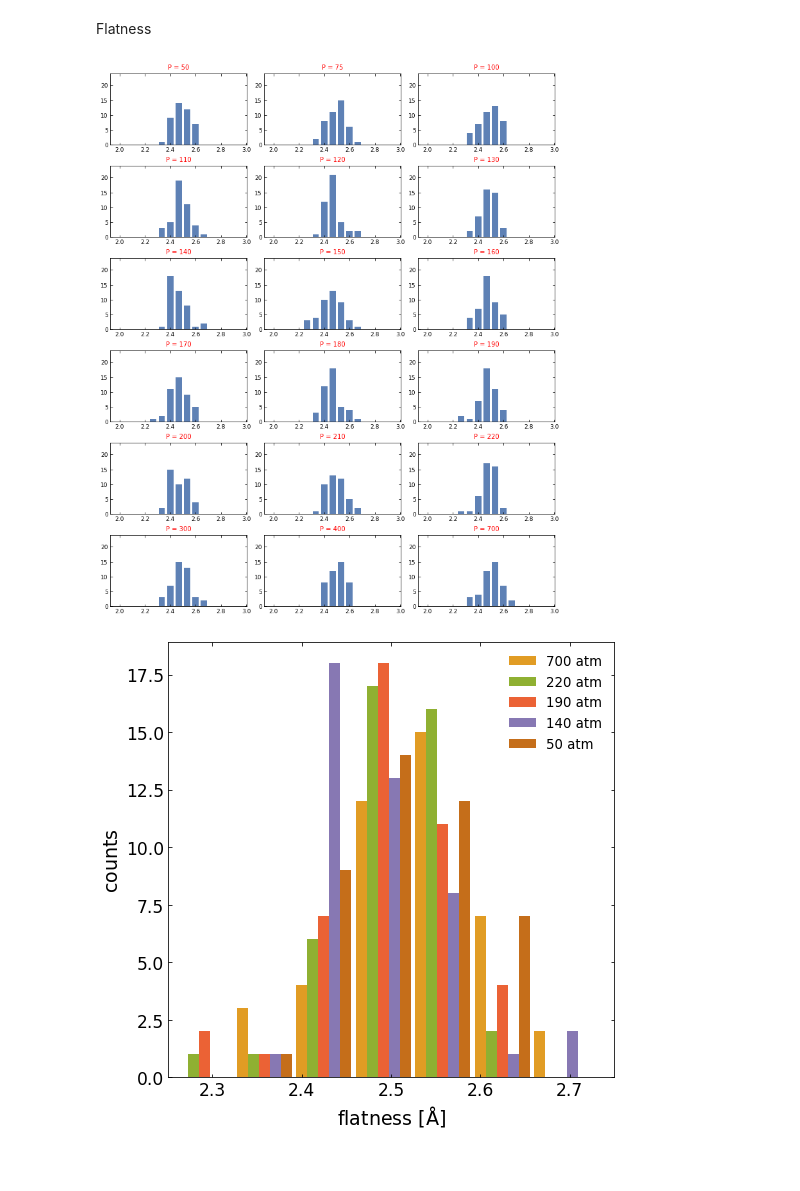
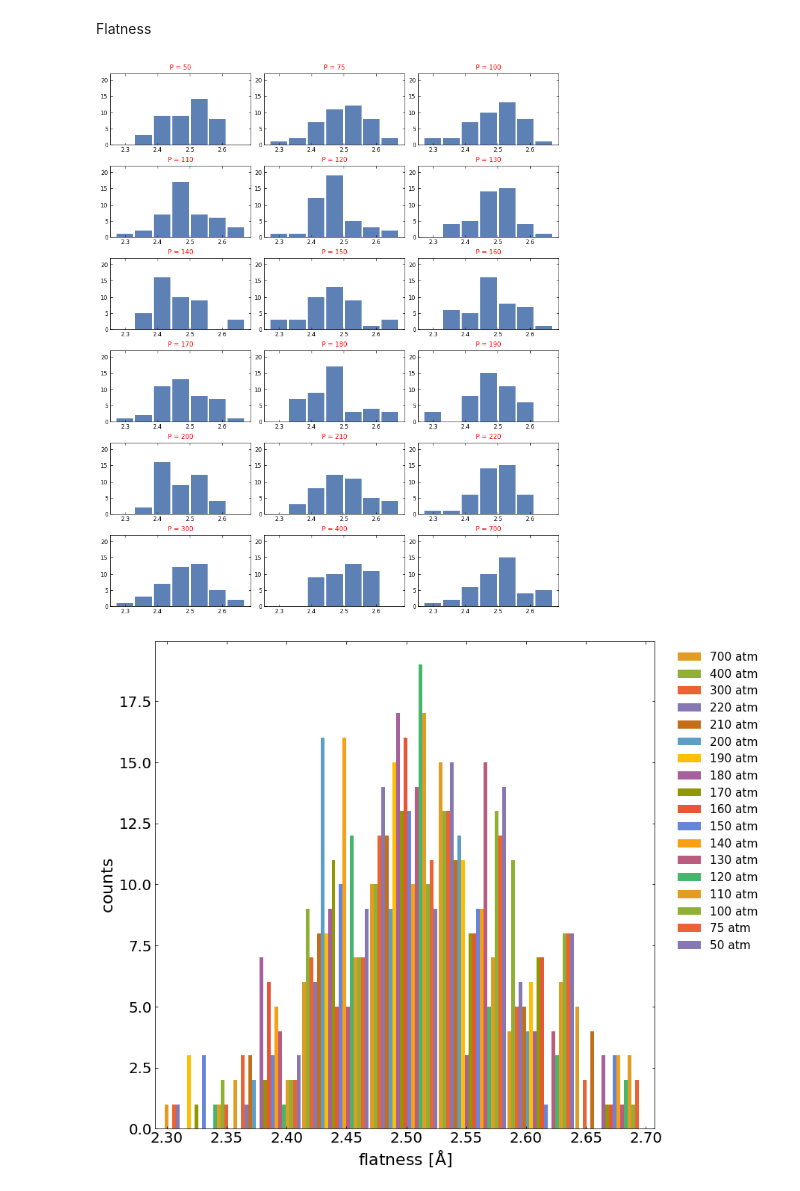
Before and after one commit to profesorperez/asphaltene_depressurization, a Jupyter notebook: asphaltene_deformations.ipynb, the cells around one changed output. Drawn from its saved outputs; the diff is of its cells as text; code cells hidden in the pictures; blank space fills up the shorter version.

Commit message:
new flatness analysis

```diff
--- a/asphaltene_deformations.ipynb
+++ b/asphaltene_deformations.ipynb
@@ -479,7 +486,7 @@ bend_vec = aux.reshape((Npress, Ntimesteps, Nmolecules, len(angles)))
 del(aux)
 # %%
 aux = np.loadtxt('../analysis/flatness.dat')
-flatness_vec = aux.reshape((Npress, Ntimesteps, Nmolecules))
+flatness_vec = aux.reshape((Npress, Ntimesteps, Nmolecules, 4))
 del(aux)
 # %% [markdown]
 ## Time averages
@@ -494,7 +501,7 @@ stretch_avg = np.mean(stretch_vec, axis=1)
 # %%
 bend_avg = np.mean(bend_vec, axis=1)
 # %%
-flatness_avg = np.mean(flatness_vec, axis=1)
+flatness_avg = np.mean(flatness_vec[:, :, :, 0], axis=1)
 # %% [markdown]
 ## Histograms
 # %% [markdown]
@@ -571,0 +573,5 @@ for i in range(Npress):
+# %%
+fmin = np.round(np.amin(flatness_avg), 1)
+fmax = np.round(np.amax(flatness_avg), 1)
+frange = np.round(fmax - fmin, 1)
+print(fmin, fmax, frange)
@@ -571,0 +587,5 @@ for i in range(Npress):
+# %%
+nbins = 8
+step = frange/(nbins-1)
+bins = np.linspace(fmin, fmax, num=nbins, endpoint=True, retstep=False, dtype=None, axis=0)
+print(step, bins)
@@ -723,26 +739,29 @@ for nn, ax in enumerate(axs.flatten()):
   ax.set_prop_cycle(color=colors)
   ax.set_ylim([0, flmax+3])
   ax.set_title('P = {:d}'.format(pressure[nn]), fontsize=lft, color='r')
-  ax.bar(flatness_hst[nn][1][:-1], flatness_hst[nn][0], align='center', width=0.05)
+  ax.bar(flatness_hst[nn][1][:-1], flatness_hst[nn][0], align='center', width=0.9*step)
   ax.tick_params(which='both', labelsize=0.9*lft, direction="in", right=True, top=True)
 plt.show()
 # %% [output]
-[figure, old version]
+[figure, new version]
 # %%
-press_selection = [700, 220, 190, 140, 50]
+# press_selection = [700, 220, 190, 140, 50]
+lft = 22
+press_selection = pressure.copy()
+press_selection.reverse()
 wdt = (flatness_hst[0][1][-1] - flatness_hst[0][1][-2])/(len(press_selection)+0.4)
-plt.figure(figsize=(8,8))
+plt.figure(figsize=(12,12))
 plt.gca().set_prop_cycle(color=colors[1:])
 i = 0
 for p in press_selection:
   plt.bar(flatness_hst[pressure.index(p)][1][:-1]+wdt*i, flatness_hst[pressure.index(p)][0], align='center', width=wdt, label='{:d} atm'.format(p))
   i += 1
-plt.tick_params(which='both', labelsize=0.9*ft, direction="in", right=True, top=True)
-plt.xlabel(r'$\mathrm{flatness \ [\AA]}$', fontsize=ft)
-plt.ylabel(r'$\mathrm{counts}$', fontsize=ft)
-plt.gca().set_xlim([2.25, 2.75])
+plt.tick_params(which='both', labelsize=0.9*lft, direction="in", right=True, top=True)
+plt.xlabel(r'$\mathrm{flatness \ [\AA]}$', fontsize=lft)
+plt.ylabel(r'$\mathrm{counts}$', fontsize=lft)
+plt.gca().set_xlim([fmin-0.01, fmax+0.0075])
 # plt.yscale('log')
-plt.legend(loc='upper right', fontsize=0.7*ft, frameon=False)
+plt.legend(bbox_to_anchor=(1.025, 1.0), loc='upper left', fontsize=0.7*lft, frameon=False)
 plt.show()
 # %% [output]
-[figure, old version]
+[figure, new version]
```
Also changed, not shown: parts of 19 cells of this notebook.
